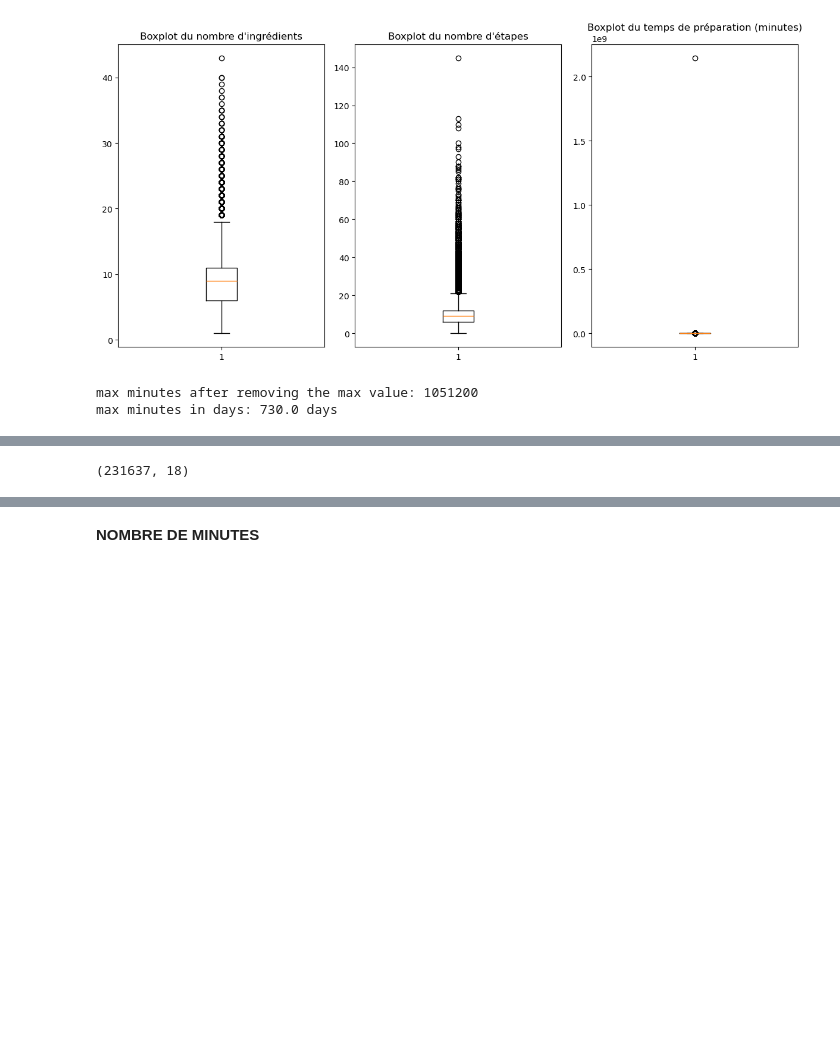
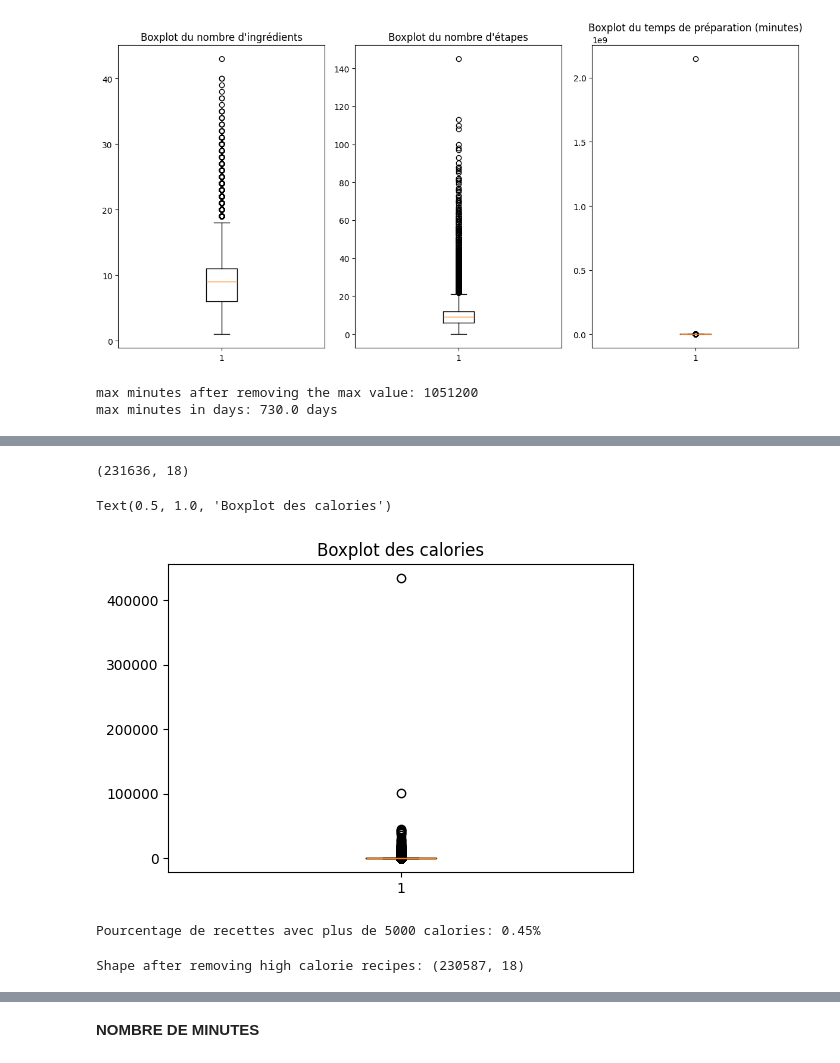
Before and after one commit to DjNaGuRo/MangeTaMain, a Jupyter notebook: MangeTaMain.ipynb, the cells around one changed output, grey strips where cells are left out. Drawn from its saved outputs; the diff is of its cells as text; code cells hidden in the pictures; blank space fills up the shorter version.

Commit message:
analyse univariée nutrition

```diff
--- a/MangeTaMain.ipynb
+++ b/MangeTaMain.ipynb
@@ -294,11 +270,11 @@ max minutes in days: 730.0 days
 # %%
 ## Nutrition score processing
 
-df_pp_raw_recipes[['calories','total fat (%)','sugar (%)','sodium (%)','protein (%)','saturated fat (%)','carbohydrates (%)']] = df_pp_raw_recipes.nutrition.str.split(",",expand=True)
-df_pp_raw_recipes['calories'] = df_pp_raw_recipes['calories'].apply(lambda x: x.replace('[',''))
-df_pp_raw_recipes['carbohydrates (%)']= df_pp_raw_recipes['carbohydrates (%)'].apply(lambda x: x.replace(']',''))
+df_pp_raw_recipes_cleaned[['calories','total fat','sugar','sodium','protein','saturated fat','carbohydrates']] = df_pp_raw_recipes_cleaned.nutrition.str.split(",",expand=True)
+df_pp_raw_recipes_cleaned['calories'] = df_pp_raw_recipes_cleaned['calories'].apply(lambda x: x.replace('[',''))
+df_pp_raw_recipes_cleaned['carbohydrates'] = df_pp_raw_recipes_cleaned['carbohydrates'].apply(lambda x: x.replace(']',''))
 
-df_pp_raw_recipes.head()
+df_pp_raw_recipes_cleaned.head()
 # %% [output]
 |  | id | minutes | contributor_id | submitted | tags | nutrition | n_steps | steps | description | ... |
 | name |  |  |  |  |  |  |  |  |  | ... |
@@ -307,3 +283,8 @@ df_pp_raw_recipes.head()
 | all in the kitchen chili | 112140 | 130 | 196586 | 2005-02-25 | ['time-to-make', 'course', 'prepa... | [269.8, 22.0, 32.0, 48.0, 39.0, 2... | 6 | ['brown ground beef in large pot'... | this modified version of 'mom's' ... | ... |
 | alouette potatoes | 59389 | 45 | 68585 | 2003-04-14 | ['60-minutes-or-less', 'time-to-m... | [368.1, 17.0, 10.0, 2.0, 14.0, 8.... | 11 | ['place potatoes in a large pot o... | this is a super easy, great tasti... | ... |
 | amish tomato ketchup for canning | 44061 | 190 | 41706 | 2002-10-25 | ['weeknight', 'time-to-make', 'co... | [352.9, 1.0, 337.0, 23.0, 3.0, 0.... | 5 | ['mix all ingredients& boil for 2... | my dh's amish mother raised him o... | ... |
+# %%
+# conversion des colonnes nutrition en float
+nutrition_cols = ['calories','total fat','sugar','sodium','protein','saturated fat','carbohydrates']
+df_pp_raw_recipes_cleaned[nutrition_cols] = df_pp_raw_recipes_cleaned[nutrition_cols].astype(float)
+df_pp_raw_recipes_cleaned.info()
@@ -310,4 +309,26 @@ df_pp_raw_recipes.head()
 # %%
-df_pp_raw_recipes.shape
+df_pp_raw_recipes_cleaned.shape
 # %% [output]
-(231637, 18)
+(231636, 18)
+# %%
+#recherche des outliers dans la colonne calories
+plt.figure(figsize=(6, 4))
+plt.boxplot(df_pp_raw_recipes_cleaned["calories"])
+plt.title("Boxplot des calories")
+# %% [output]
+Text(0.5, 1.0, 'Boxplot des calories')
+[figure, added]
+# %%
+#% de recettes avec calories > 5000 en fonction du nombre d'ingrédients
+high_calorie_threshold = 5000
+high_calorie_recipes = df_pp_raw_recipes_cleaned[df_pp_raw_recipes_cleaned["calories"] > high_calorie_threshold]
+percentage_high_calorie = (len(high_calorie_recipes) / len(df_pp_raw_recipes_cleaned)) * 100
+print(f"Pourcentage de recettes avec plus de {high_calorie_threshold} calories: {percentage_high_calorie:.2f}%")
+# %% [output]
+Pourcentage de recettes avec plus de 5000 calories: 0.45%
+# %%
+#suppression des recettes avec calories > 5000
+df_pp_raw_recipes_cleaned = df_pp_raw_recipes_cleaned[df_pp_raw_recipes_cleaned["calories"] <= high_calorie_threshold]
+print("Shape after removing high calorie recipes:", df_pp_raw_recipes_cleaned.shape)
+# %% [output]
+Shape after removing high calorie recipes: (230587, 18)
```
Also changed, not shown: parts of 48 cells of this notebook.
